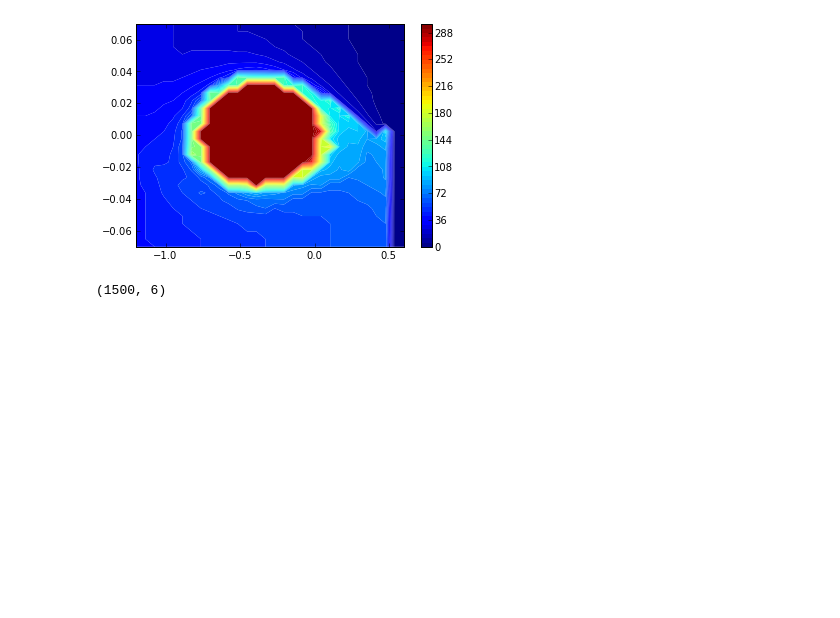
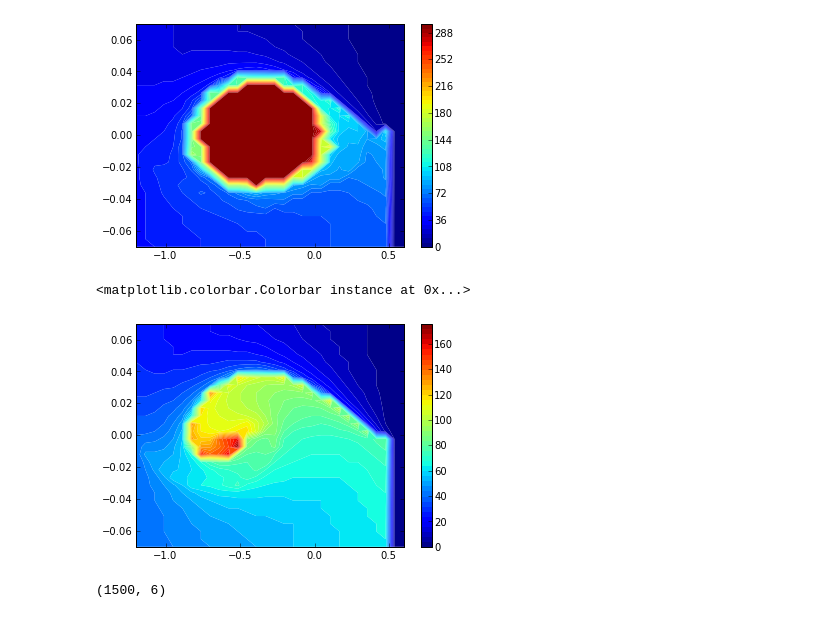
Before and after one commit to edouardklein/RL-and-IRL, a Jupyter notebook: Exp4.ipynb, the cells around one changed output. Drawn from its saved outputs; the diff is of its cells as text; code cells hidden in the pictures; blank space fills up the shorter version.

Commit message:
Defining the manually crafted expert policy

```diff
--- a/Exp4.ipynb
+++ b/Exp4.ipynb
@@ -161,6 +161,21 @@ colorbar()
 # %%
 data = mountain_car_training_data(traj_length=5,nb_traj=1000)
 savetxt("mountain_car_batch_data.mat",data)
+# %%
+def mountain_car_manual_policy(state):
+    position,speed = state
+    return -1. if speed <=0 else 1.
+plottable_episode_length = mountain_car_episode_vlength(mountain_car_manual_policy)
+X = linspace(-1.2,0.6,30)
+Y = linspace(-0.07,0.07,30)
+X,Y = meshgrid(X,Y)
+Z6 = plottable_episode_length(X,Y)
+figure()
+contourf(X,Y,Z6,50)
+colorbar()
+# %% [output]
+<matplotlib.colorbar.Colorbar instance at 0x...>
+[figure, added]
 # %%
 def mountain_car_plot( f, draw_contour=True, contour_levels=50, draw_surface=False ):
     '''Display a surface plot of function f over the state space'''
```
Also changed, not shown: 1 other file.
